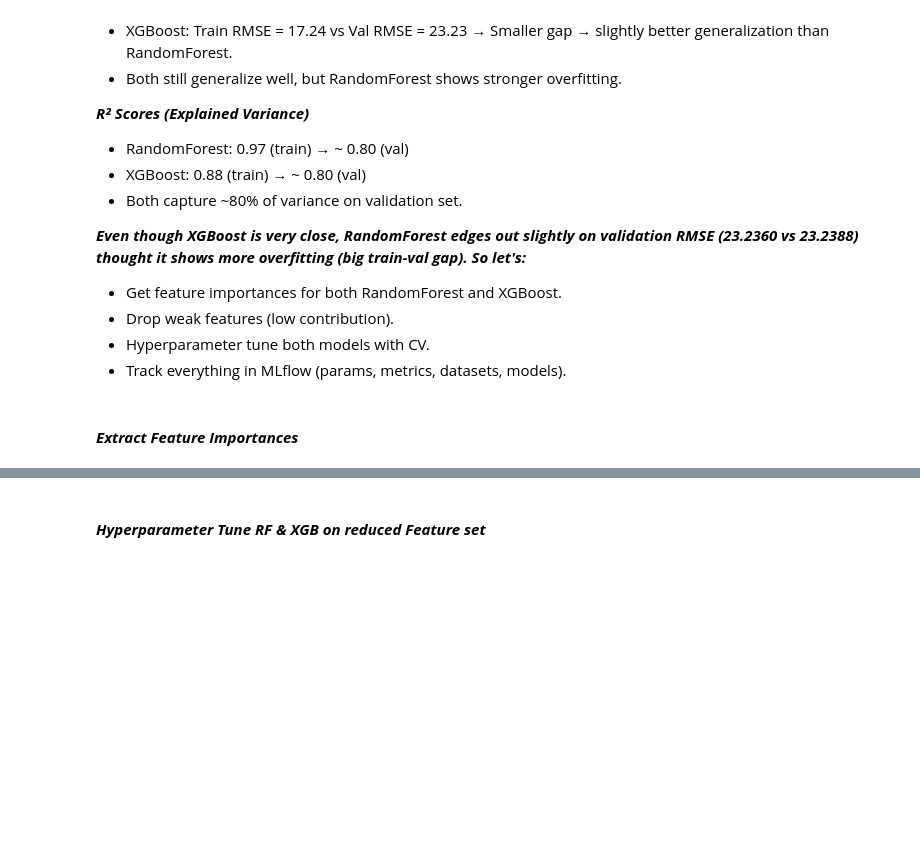
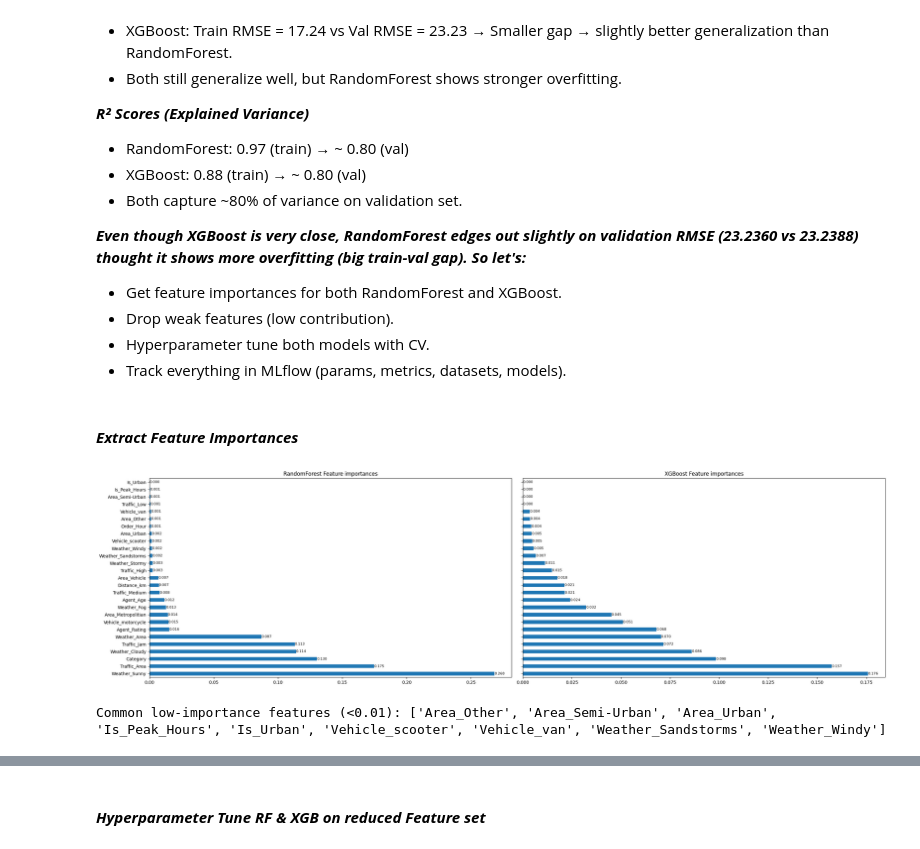
Before and after one commit to Pooja-Spandana/Amazon_DeliveryTime_Prediction, a Jupyter notebook: Notebooks/Model_building_&_training.ipynb, the cells around one changed output, grey strips where cells are left out. Cells and saved outputs as stored; diff of their text form; code cells hidden in the pictures; blank space fills up the shorter version.

Commit message:
models trained and logged

```diff
--- a/Notebooks/Model_building_&_training.ipynb
+++ b/Notebooks/Model_building_&_training.ipynb
@@ -217,3 +334,75 @@ models = {
 - Track everything in MLflow (params, metrics, datasets, models).
 # %% [markdown]
 #### ***Extract Feature Importances***
+# %%
+# Simple feature importance extractor for RF & XGB
+def get_feature_importances(results, model_name):
+    pipe = results[model_name]["pipe"]
+    model = pipe.named_steps["model"]
+
+    # Get feature names
+    col_trans = pipe.named_steps["preprocessing"].named_steps["preproc"]
+    feat_names = []
+    for _, trans, cols in col_trans.transformers_:
+        if hasattr(trans, "get_feature_names_out"):
+            feat_names.extend(list(trans.get_feature_names_out(cols)))
+        else:
+            feat_names.extend(list(cols))
+
+    # Return importance as Series
+    return pd.Series(model.feature_importances_, index=feat_names).sort_values(ascending=False)
+# %%
+# Get importances
+rf_importances  = get_feature_importances(results, "RandomForest")
+xgb_importances = get_feature_importances(results, "XGBoost")
+
+# Plot side by side
+fig, axes = plt.subplots(1, 2, figsize=(25, 7), sharey=True)
+
+# RandomForest
+rf_top = rf_importances
+rf_top.plot(kind="barh", ax=axes[0], title="RandomForest Feature importances")
+for i, (val, name) in enumerate(zip(rf_top.values, rf_top.index)):
+    axes[0].text(val, i, f"{val:.3f}", va="center", ha="left", fontsize=8)
+
+# XGBoost
+xgb_top = xgb_importances
+xgb_top.plot(kind="barh", ax=axes[1], title="XGBoost Feature importances")
+for i, (val, name) in enumerate(zip(xgb_top.values, xgb_top.index)):
+    axes[1].text(val, i, f"{val:.3f}", va="center", ha="left", fontsize=8)
+
+output_dir = "../Reports/Analysis_Images"
+os.makedirs(output_dir, exist_ok=True)
+
+plt.tight_layout()
+plt.savefig(os.path.join(output_dir, f"Feature_Importance_RF_&_XBG.png".replace(" ", "_")), dpi=300, bbox_inches="tight")
+plt.show()
+# %% [output]
+[figure, added]
+# %%
+# Function to find common low importance features that can be dropped
+def drop_low_importance_features(rf_importances, xgb_importances, threshold=0.01):
+    """
+    Select common low-importance features from RandomForest & XGBoost
+    (importance < threshold in both).
+    """
+    # Ensure both are DataFrames with feature + importance
+    if isinstance(rf_importances, pd.Series):
+        rf_importances = rf_importances.reset_index()
+        rf_importances.columns = ["feature", "importance"]
+    if isinstance(xgb_importances, pd.Series):
+        xgb_importances = xgb_importances.reset_index()
+        xgb_importances.columns = ["feature", "importance"]
+
+    low_rf  = set(rf_importances[rf_importances["importance"] < threshold]["feature"])
+    low_xgb = set(xgb_importances[xgb_importances["importance"] < threshold]["feature"])
+
+    # Common weak features → drop
+    low_common = low_rf.intersection(low_xgb)
+    print(f"Common low-importance features (<{threshold}): {sorted(list(low_common))}")
+
+    return list(low_common)
+
+feats_to_drop = drop_low_importance_features(rf_importances, xgb_importances, threshold=0.01)
+# %% [output]
+Common low-importance features (<0.01): ['Area_Other', 'Area_Semi-Urban', 'Area_Urban', 'Is_Peak_Hours', 'Is_Urban', 'Vehicle_scooter', 'Vehicle_van', 'Weather_Sandstorms', 'Weather_Windy']
```
Also changed, not shown: parts of 18 cells of this notebook, 9 other files.
